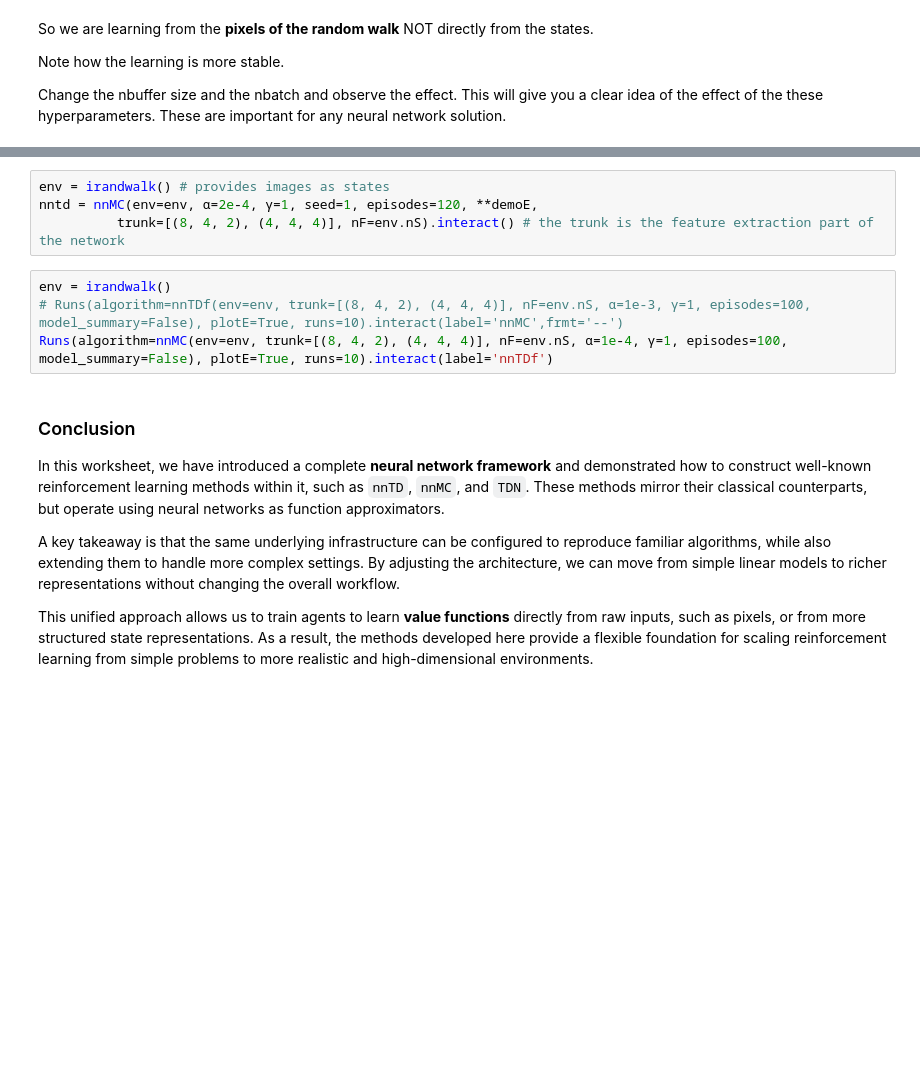
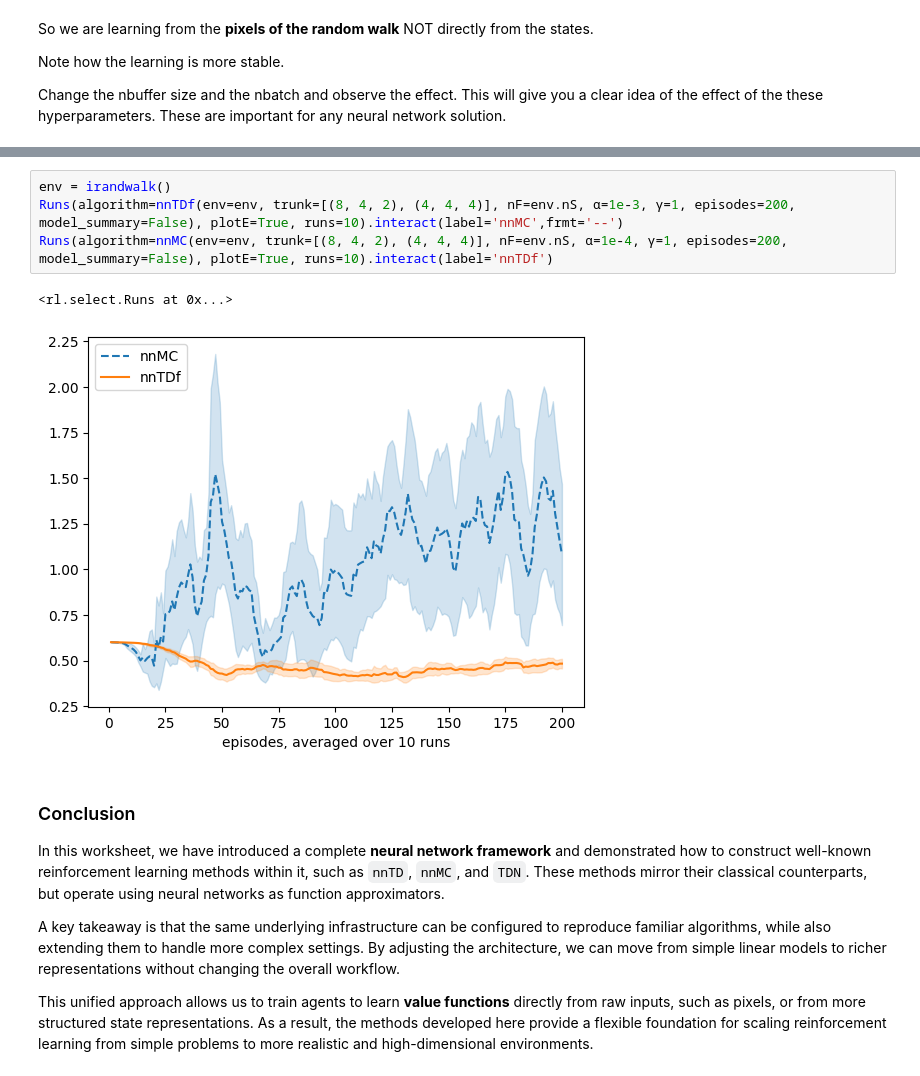
Before and after one commit to AltahhanAi/rl_rob, a Jupyter notebook: worksheet_5_1_.ipynb, the cells around one changed output, grey strips where cells are left out. Cells and saved outputs as stored; diff of their text form; blank space fills up the shorter version.

```diff
--- a/worksheet_5_1_.ipynb
+++ b/worksheet_5_1_.ipynb
@@ -267,11 +326,10 @@ Runs(algorithm=nnMC(env=vrandwalk(), α=.02, γ=1, episodes=100, model_summary=F
-# %%
-env = irandwalk() # provides images as states
-nntd = nnMC(env=env, α=2e-4, γ=1, seed=1, episodes=120, **demoE,
-          trunk=[(8, 4, 2), (4, 4, 4)], nF=env.nS).interact() # the trunk is the feature extraction part of the network
 # %%
 env = irandwalk()
-# Runs(algorithm=nnTDf(env=env, trunk=[(8, 4, 2), (4, 4, 4)], nF=env.nS, α=1e-3, γ=1, episodes=100, model_summary=False), plotE=True, runs=10).interact(label='nnMC',frmt='--')
-Runs(algorithm=nnMC(env=env, trunk=[(8, 4, 2), (4, 4, 4)], nF=env.nS, α=1e-4, γ=1, episodes=100, model_summary=False), plotE=True, runs=10).interact(label='nnTDf')
+Runs(algorithm=nnTDf(env=env, trunk=[(8, 4, 2), (4, 4, 4)], nF=env.nS, α=1e-3, γ=1, episodes=200, model_summary=False), plotE=True, runs=10).interact(label='nnMC',frmt='--')
+Runs(algorithm=nnMC(env=env, trunk=[(8, 4, 2), (4, 4, 4)], nF=env.nS, α=1e-4, γ=1, episodes=200, model_summary=False), plotE=True, runs=10).interact(label='nnTDf')
+# %% [output]
+<rl.select.Runs at 0x...>
+[figure, added]
 # %% [markdown]
 ### Conclusion
 
```
Also changed, not shown: parts of 13 cells of this notebook, 1 other file.
